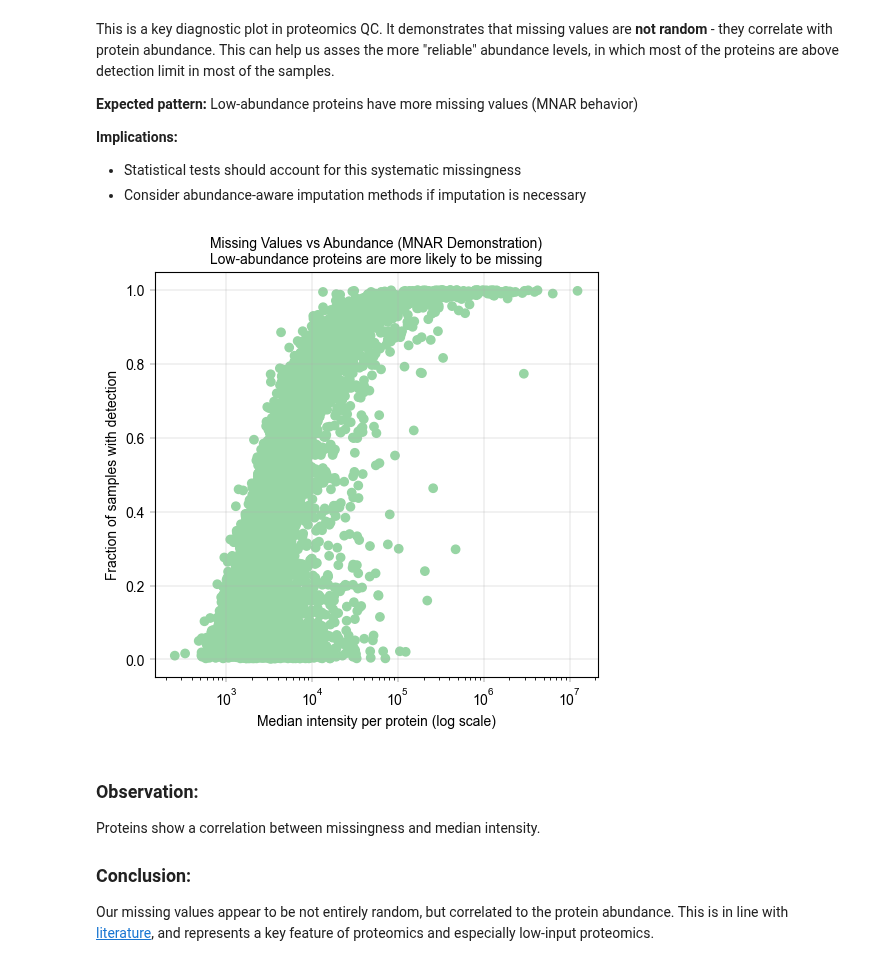
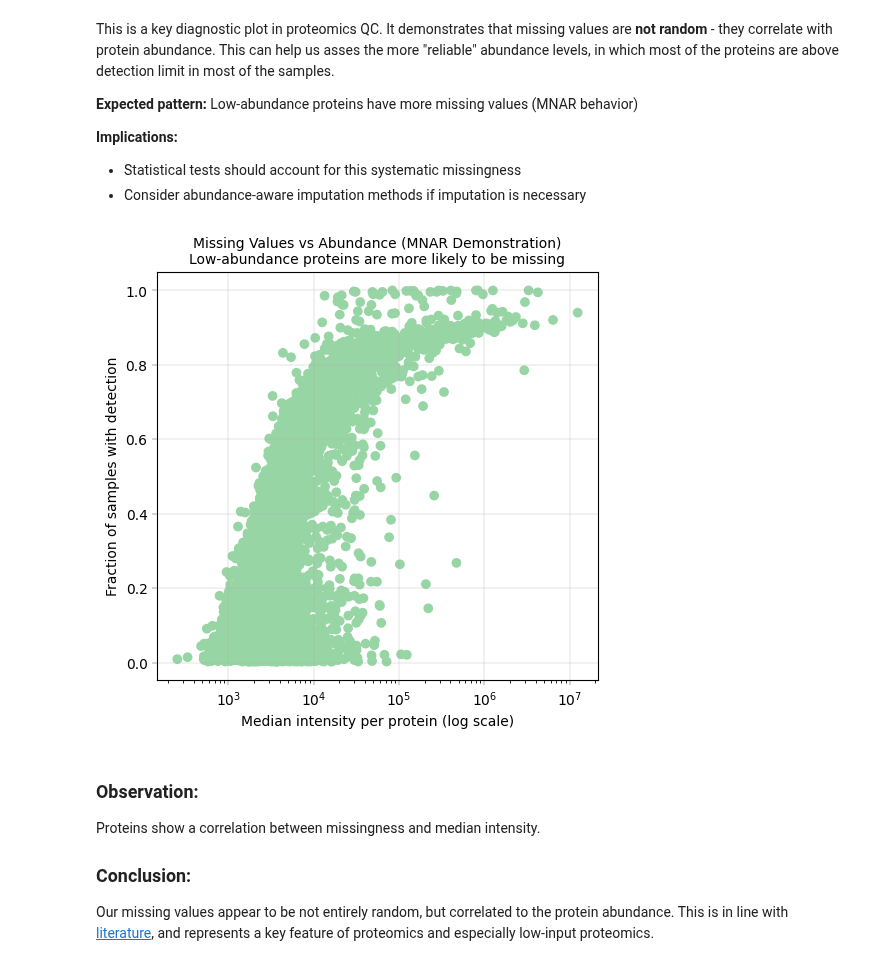
Before and after one commit to MannLabs/alphapepttools, a Jupyter notebook: docs/notebooks/studies/study_04_scDVP.ipynb, the cells around one changed output. Cells and saved outputs as stored; diff of their text form; code cells hidden in the pictures.

Commit message:
updated calculate_qc_metrics in 04_scDVP nb

```diff
--- a/docs/notebooks/studies/study_04_scDVP.ipynb
+++ b/docs/notebooks/studies/study_04_scDVP.ipynb
@@ -264,14 +264,11 @@ We assess quality at two levels:
 
   - **Effect of normalization**: Normalization methods like **directLFQ** can decouple this relationship. After directLFQ normalization, samples may have similar sum intensities but different protein counts, which is expected behavior.
 # %%
-# Calculate sample-level QC metrics
+# Calculate sample-level QC metrics and protein level QC metrics
 
-# Number of identified proteins per sample (non-NaN values)
-adata.obs["num_proteins"] = np.sum(~np.isnan(adata.X), axis=1)
+at.metrics.calculate_qc_metrics(adata)
+adata.obs["log10_sum_intensity"] = np.log10(adata.obs["total_sample_intensity"] + 1)
 
-# Fraction of total proteins detected (data completeness per sample)
-adata.obs["frac_proteins"] = adata.obs["num_proteins"] / adata.n_vars
-
-# Sum intensity per sample (total signal)
-adata.obs["sum_intensity"] = np.nansum(adata.X, axis=1)
-adata.obs["log10_sum_intensity"] = np.log10(adata.obs["sum_intensity"] + 1)
+# we can check which metrics were added to the adata object
+print(adata.obs.columns)
+print(adata.var.columns)
@@ -327,7 +332,7 @@ for covariate in [technical, biological]:
     # decide on color dict
     color_dict = technical_color_dict if covariate == technical else biological_color_dict
 
-    for val in ["num_proteins", "frac_proteins", "log10_sum_intensity"]:
+    for val in ["num_features_detected", "fraction_detected_features", "log10_sum_intensity"]:
         # skip to next subplot
         ax = axm.next()
 
@@ -447,16 +452,16 @@ $$\text{MAD-score} = \frac{\text{value} - \text{median}}{\text{MAD}}$$
 # Calculate the median absulte deviation (MAD) for the number of detected proteins
 
 # First, compute the median protein count across all samples (scalar)
-median_proteins = np.median(adata.obs["num_proteins"])
+median_proteins = np.median(adata.obs["num_features_detected"])
 
 # Second, compute the absolute deviation from the median for each sample (vector, we use this instead of subtracting the mean as we would for z-scores)
-adata.obs["sample_absolute_deviation"] = np.abs(adata.obs["num_proteins"] - median_proteins)
+adata.obs["sample_absolute_deviation"] = np.abs(adata.obs["num_features_detected"] - median_proteins)
 
 # Third, compute the median of these deviations (actual MAD statistic, scalar, which we use instead of std)
 mad_proteins = np.median(adata.obs["sample_absolute_deviation"])
 
 # Fourth, compute MAD-normalized score (similar to z-score but using median/MAD instead of mean/std)
-adata.obs["num_proteins_MAD"] = (adata.obs["num_proteins"] - median_proteins) / mad_proteins
+adata.obs["num_proteins_MAD"] = (adata.obs["num_features_detected"] - median_proteins) / mad_proteins
 
 # mark outliers
 LOW = -3
@@ -469,7 +474,7 @@ fig, axm = create_figure(1, 1, figsize=(5, 5))
 ax = axm.next()
 at.pl.Plots.scatter(
     data=adata.obs,
-    x_column="num_proteins",
+    x_column="num_features_detected",
     y_column="log10_sum_intensity",
     color_map_column="is_outlier",
     ax=ax,
@@ -533,16 +538,12 @@ Remaining samples after outlier removal: 677
 # %%
 # Histogram of detection frequency combined with a rank plot
 fig, axm = create_figure(1, 2, figsize=(10, 5))
-
-# Protein detection frequency: In how many samples is each protein detected?
-adata.var["num_expressing_samples"] = np.sum(~np.isnan(adata.X), axis=0)
-adata.var["frac_expressing_samples"] = adata.var["num_expressing_samples"] / adata.n_obs
 
 # Histogram
 ax = axm.next()
 at.pl.Plots.histogram(
     data=adata,
-    value_column="frac_expressing_samples",
+    value_column="fraction_detected_samples",
     bins=50,
     ax=ax,
     color=BaseColors.get("green"),
@@ -558,14 +559,14 @@ label_axes(
 )
 
 # Rank plot
-protein_ranks = np.argsort(np.argsort(adata.var["frac_expressing_samples"]))
+protein_ranks = np.argsort(np.argsort(adata.var["fraction_detected_samples"]))
 adata.var["protein_rank"] = protein_ranks
 
 ax = axm.next()
 at.pl.Plots.scatter(
     data=adata,
     x_column="protein_rank",
-    y_column="frac_expressing_samples",
+    y_column="fraction_detected_samples",
     ax=ax,
     color=BaseColors.get("red"),
 )
@@ -604,29 +605,29 @@ This can help us asses the more "reliable" abundance levels, in which most of th
 # %%
 # Missing fraction vs median intensity per protein
 # This plot demonstrates the MNAR (Missing Not At Random) nature of proteomics data
 fig, axm = create_figure(1, 1, figsize=(5, 5))
 
 median_intensity_per_protein = np.nanmedian(adata.X, axis=0)
 adata.var["median_intensity"] = median_intensity_per_protein
 
 # Log plot
 ax = axm.next()
 at.pl.Plots.scatter(
     data=adata.var,
     x_column="median_intensity",
-    y_column="frac_expressing_samples",
+    y_column="fraction_detected_samples",
     color=BaseColors.get("lightgreen"),
     ax=ax,
 )
 ax.set_xscale("log")
 label_axes(
     ax,
     xlabel="Median intensity per protein (log scale)",
     ylabel="Fraction of samples with detection",
     title="Missing Values vs Abundance (MNAR Demonstration)\nLow-abundance proteins are more likely to be missing",
 )
 # %% [output]
-[figure, old version]
+[figure, new version]
 # %% [markdown]
 ### Observation:
 
```
Also changed, not shown: parts of 22 cells of this notebook.
